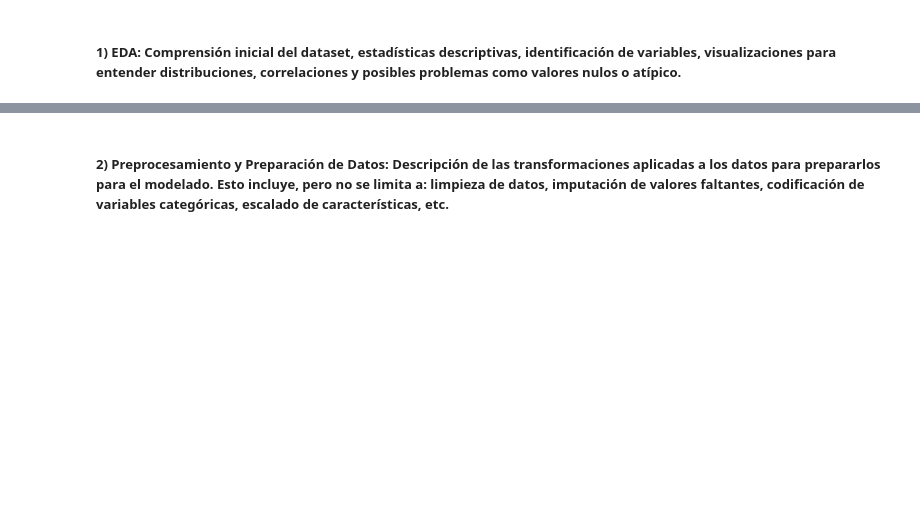
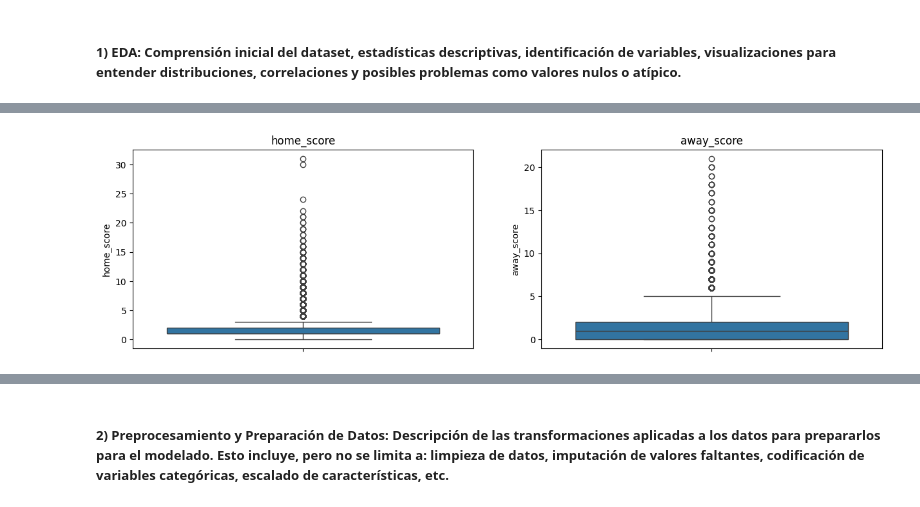
Before and after one commit to carlosrivasa/tpAdM, a Jupyter notebook: FIFA2026.ipynb, the cells around one changed output, grey strips where cells are left out. Drawn from its saved outputs; the diff is of its cells as text; code cells hidden in the pictures; blank space fills up the shorter version.

```diff
--- a/FIFA2026.ipynb
+++ b/FIFA2026.ipynb
@@ -69,0 +129,11 @@ dtype: int64
+# %%
+fig, ax = plt.subplots(1, 2, figsize=(15, 4))
+
+sns.boxplot(data=results, y="home_score", ax=ax[0])
+ax[0].set_title('home_score')
+sns.boxplot(data=results, y="away_score", ax=ax[1])
+ax[1].set_title('away_score')
+
+plt.show()
+# %% [output]
+[figure, added]
```
Also changed, not shown: parts of 42 cells of this notebook, 2 other files.
